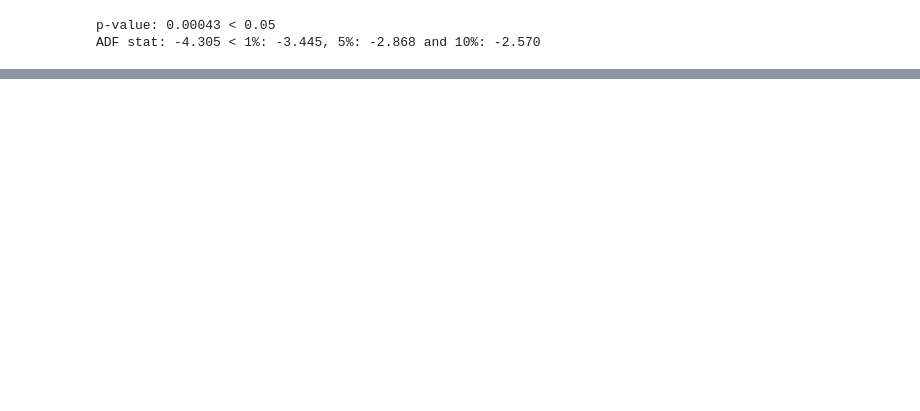
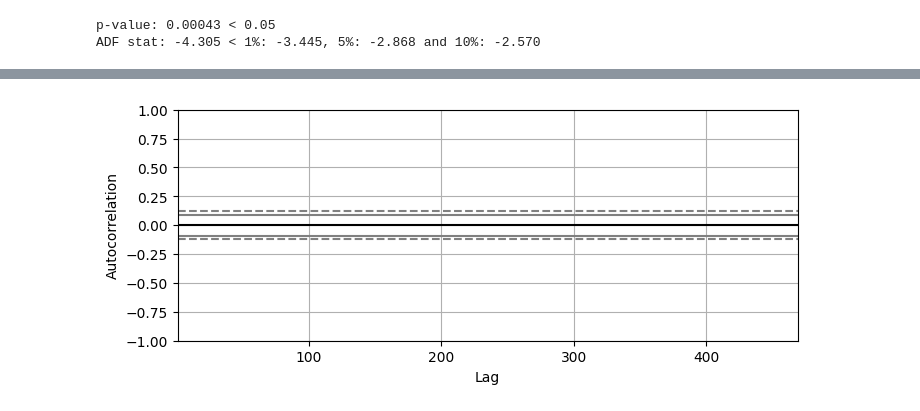
Before and after one commit to liangchow/time-series-reservoir-water-level, a Jupyter notebook: reservoir.ipynb, the cells around one changed output, grey strips where cells are left out. Drawn from its saved outputs; the diff is of its cells as text; code cells hidden in the pictures; blank space fills up the shorter version.

```diff
--- a/reservoir.ipynb
+++ b/reservoir.ipynb
@@ -229,0 +238,8 @@ NameError: name 'plot_periodogram' is not defined
+# %%
+from pandas.plotting import autocorrelation_plot
+
+autocorrelation_plot(dfs_mo['lag_1'])
+
+plt.show()
+# %% [output]
+[figure, added]
```
Also changed, not shown: parts of 14 cells of this notebook.
